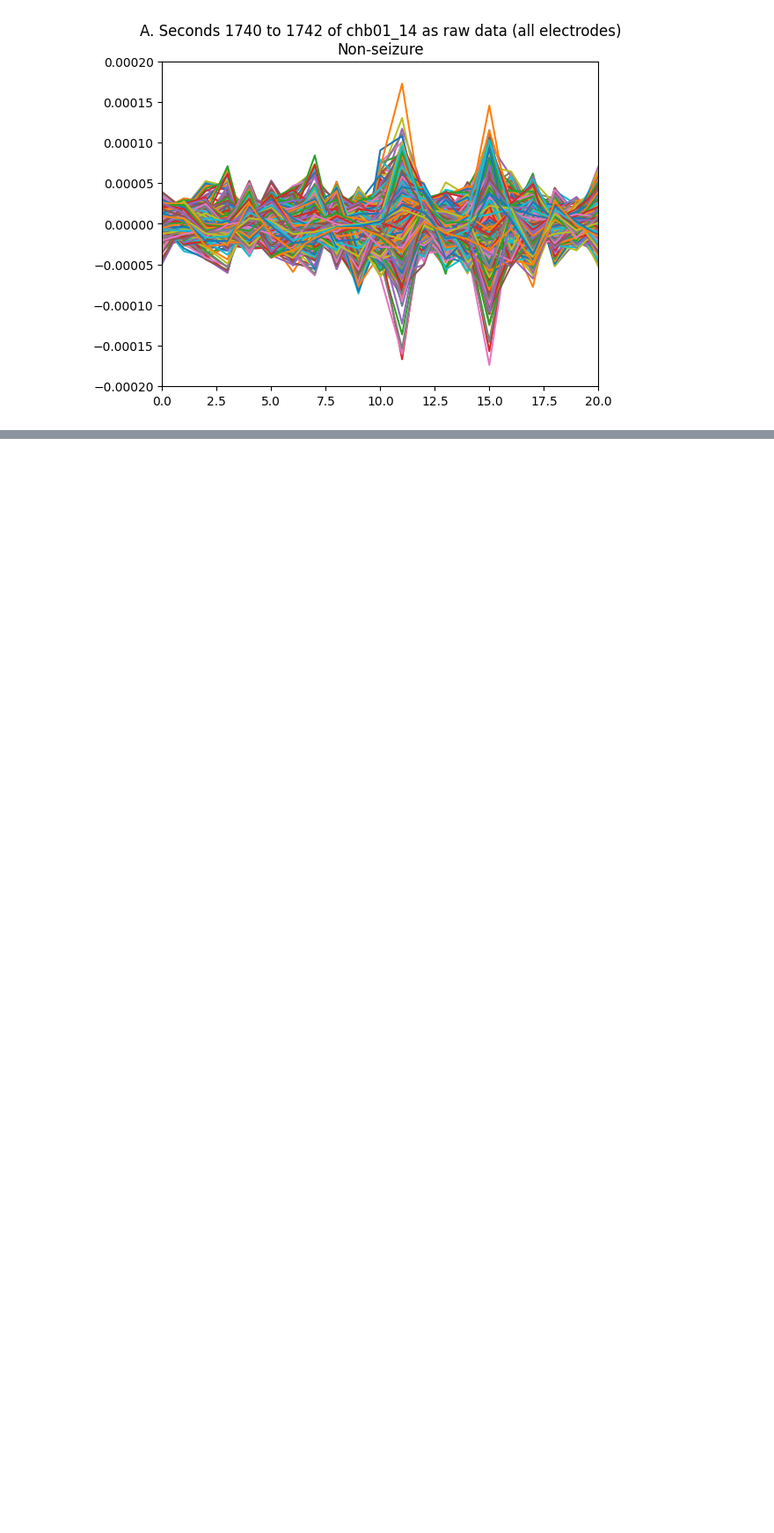
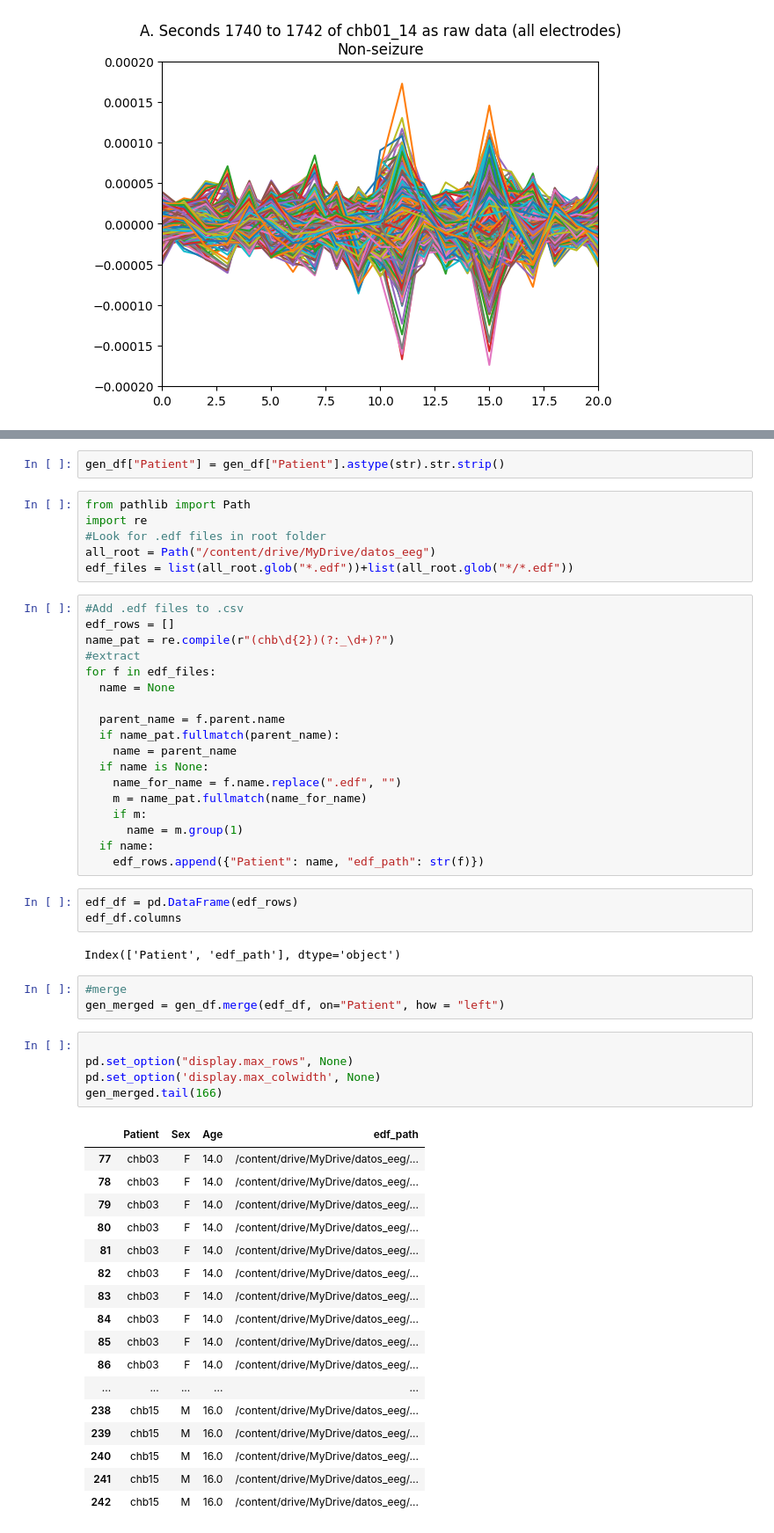
Before and after one commit to aletrev3/EEG_Epilepsy_Clasification, a Jupyter notebook: EEG_Epilepsy.ipynb, the cells around one changed output, grey strips where cells are left out. Shown at 88% size. Drawn from its saved outputs; the diff is of its cells as text; blank space fills up the shorter version.

```diff
--- a/EEG_Epilepsy.ipynb
+++ b/EEG_Epilepsy.ipynb
@@ -80,0 +119,57 @@ plt.show()
+# %%
+gen_df["Patient"] = gen_df["Patient"].astype(str).str.strip()
+# %%
+from pathlib import Path
+import re
+#Look for .edf files in root folder
+all_root = Path("/content/drive/MyDrive/datos_eeg")
+edf_files = list(all_root.glob("*.edf"))+list(all_root.glob("*/*.edf"))
+# %%
+#Add .edf files to .csv
+edf_rows = []
+name_pat = re.compile(r"(chb\d{2})(?:_\d+)?")
+#extract
+for f in edf_files:
+  name = None
+
+  parent_name = f.parent.name
+  if name_pat.fullmatch(parent_name):
+    name = parent_name
+  if name is None:
+    name_for_name = f.name.replace(".edf", "")
+    m = name_pat.fullmatch(name_for_name)
+    if m:
+      name = m.group(1)
+  if name:
+    edf_rows.append({"Patient": name, "edf_path": str(f)})
+# %%
+edf_df = pd.DataFrame(edf_rows)
+edf_df.columns
+# %% [output]
+Index(['Patient', 'edf_path'], dtype='object')
+# %%
+#merge
+gen_merged = gen_df.merge(edf_df, on="Patient", how = "left")
+# %%
+
+pd.set_option("display.max_rows", None)
+pd.set_option('display.max_colwidth', None)
+gen_merged.tail(166)
+# %% [output]
+|  | Patient | Sex | Age | edf_path |
+| 77 | chb03 | F | 14.0 | /content/drive/MyDrive/datos_eeg/... |
+| 78 | chb03 | F | 14.0 | /content/drive/MyDrive/datos_eeg/... |
+| 79 | chb03 | F | 14.0 | /content/drive/MyDrive/datos_eeg/... |
+| 80 | chb03 | F | 14.0 | /content/drive/MyDrive/datos_eeg/... |
+| 81 | chb03 | F | 14.0 | /content/drive/MyDrive/datos_eeg/... |
+| 82 | chb03 | F | 14.0 | /content/drive/MyDrive/datos_eeg/... |
+| 83 | chb03 | F | 14.0 | /content/drive/MyDrive/datos_eeg/... |
+| 84 | chb03 | F | 14.0 | /content/drive/MyDrive/datos_eeg/... |
+| 85 | chb03 | F | 14.0 | /content/drive/MyDrive/datos_eeg/... |
+| 86 | chb03 | F | 14.0 | /content/drive/MyDrive/datos_eeg/... |
+| ... | ... | ... | ... | ... |
+| 238 | chb15 | M | 16.0 | /content/drive/MyDrive/datos_eeg/... |
+| 239 | chb15 | M | 16.0 | /content/drive/MyDrive/datos_eeg/... |
+| 240 | chb15 | M | 16.0 | /content/drive/MyDrive/datos_eeg/... |
+| 241 | chb15 | M | 16.0 | /content/drive/MyDrive/datos_eeg/... |
+| 242 | chb15 | M | 16.0 | /content/drive/MyDrive/datos_eeg/... |
```
Also changed, not shown: parts of 10 cells of this notebook.
